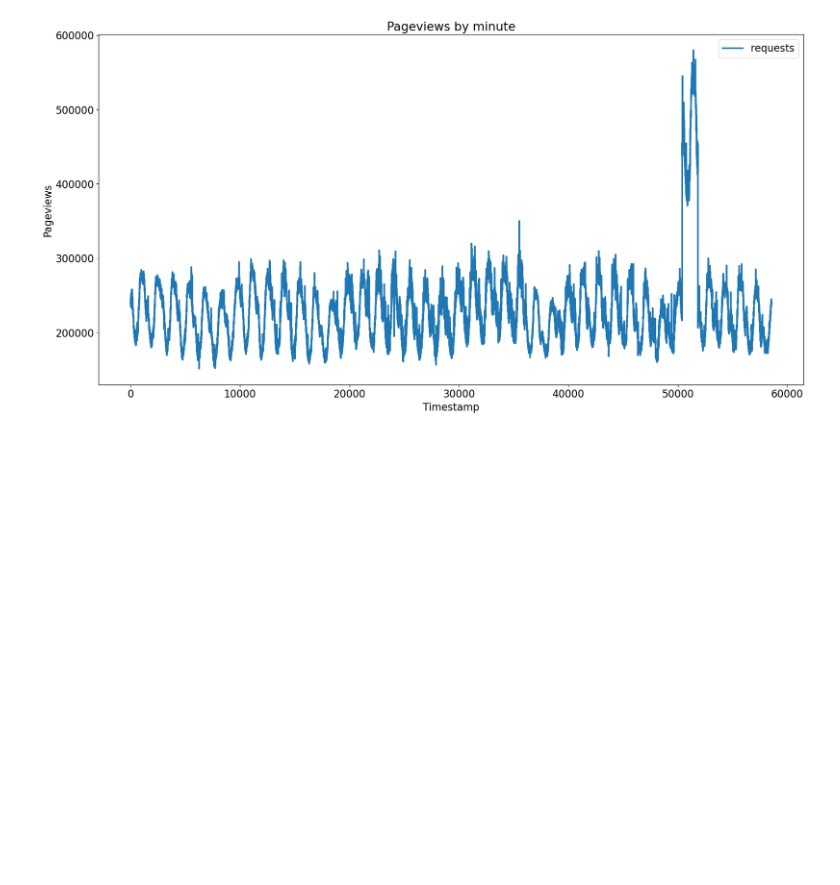
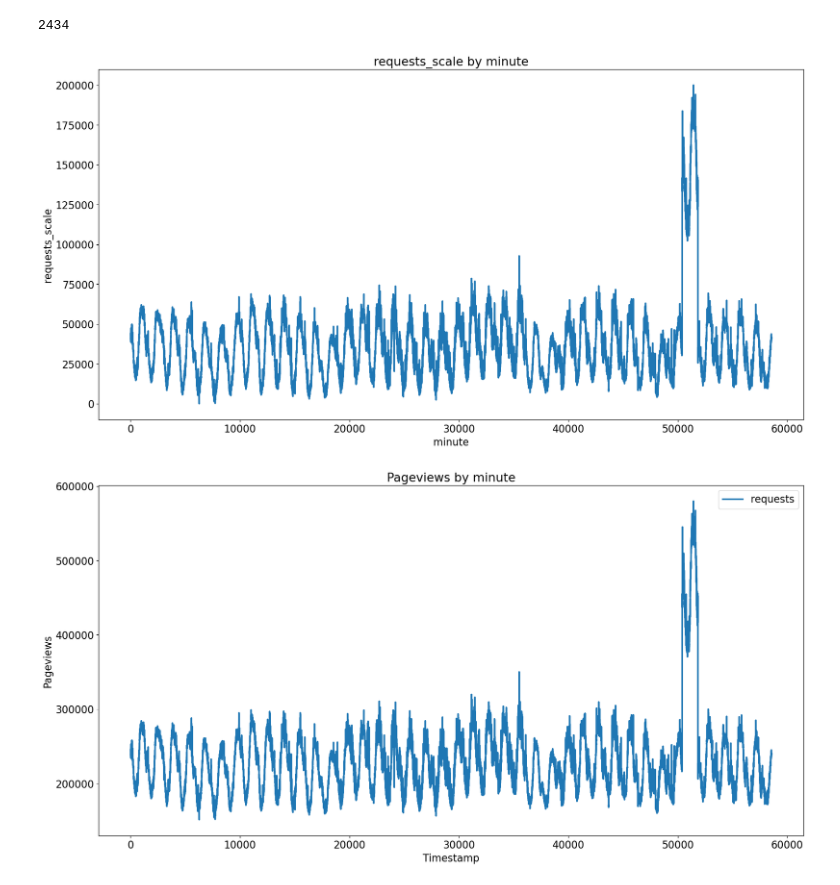
Before and after one commit to geniezi/predictScale, a Jupyter notebook: dataset/analyse.ipynb, the cells around one changed output. Saved outputs shown, nothing was run; the diff lists cells and outputs as text; code cells hidden in the pictures; blank space fills up the shorter version.

```diff
--- a/dataset/analyse.ipynb
+++ b/dataset/analyse.ipynb
@@ -41,6 +41,25 @@ sort_wiki_data_by_minute_site['minute'] = range(len(sort_wiki_data_by_minute_sit
 # 除2
 sort_wiki_data_by_minute_site['minute'] = sort_wiki_data_by_minute_site['minute']//2
 sort_wiki_data_by_minute_site.to_csv('pageviews_by_minute_site.tsv',sep='\t',index=False)
+# %%
+sort_wiki_data_by_minute=pd.read_csv('pageviews_by_minute.tsv',sep='\t')
+# 将requests列按[0, 200000]进行缩放
+sort_wiki_data_by_minute['requests_scale'] = round((sort_wiki_data_by_minute['requests']-sort_wiki_data_by_minute['requests'].min())/(sort_wiki_data_by_minute['requests'].max()-sort_wiki_data_by_minute['requests'].min())*200000)
+# convert to int
+sort_wiki_data_by_minute['requests_scale'] = sort_wiki_data_by_minute['requests_scale'].astype(int)
+sort_wiki_data_by_minute.to_csv('pageviews_by_minute.tsv',sep='\t',index=False)
+# 打印小于10000的数据的数量
+print(sort_wiki_data_by_minute[sort_wiki_data_by_minute['requests_scale']<10000].shape[0])
+# 按照每分钟的requests_scale画图
+plt.figure(figsize=(20, 10))
+plt.plot(sort_wiki_data_by_minute['minute'],sort_wiki_data_by_minute['requests_scale'])
+plt.xlabel('minute')
+plt.ylabel('requests_scale')
+plt.title('requests_scale by minute')
+plt.show()
+# %% [output]
+2434
+[figure, added]
 # %%
 # 按照每分钟的访问量画图
 sort_wiki_data_by_minute=pd.read_csv('pageviews_by_minute.tsv',sep='\t')
```
Also changed, not shown: parts of 1 cell of this notebook, 1 other file.
